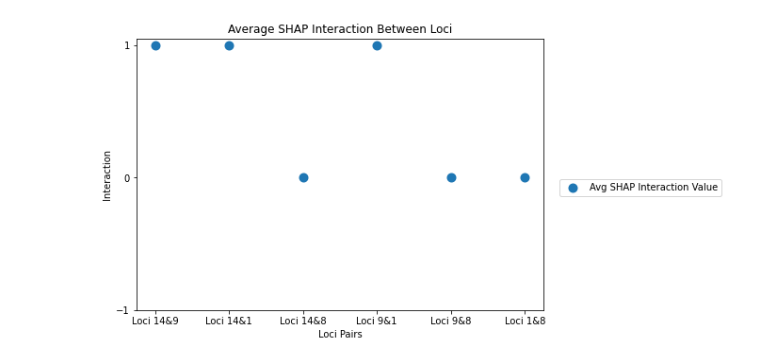
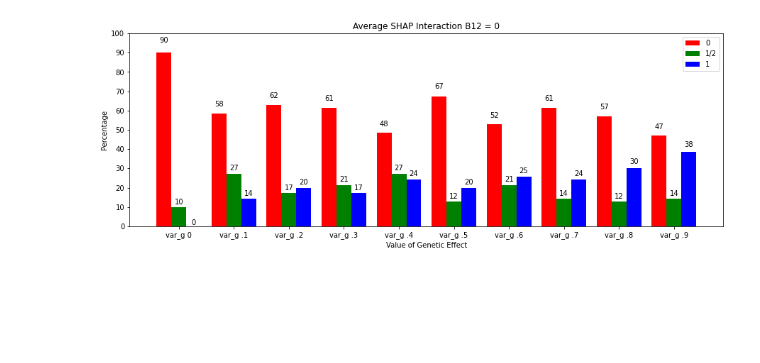
Before and after one commit to KevinDelao/UCLA_Summer_Project, a Jupyter notebook: Plot_SHAPInteraction.ipynb, the cells around one changed output. Saved outputs shown, nothing was run; the diff lists cells and outputs as text; code cells hidden in the pictures; blank space fills up the shorter version.

```diff
--- a/Plot_SHAPInteraction.ipynb
+++ b/Plot_SHAPInteraction.ipynb
@@ -313,18 +222,0 @@ shap_avgL
-# %%
-import matplotlib.pyplot as plt
-fig = plt.figure()
-ax = fig.add_axes([0,0,1,1])
-langs = ['Loci '+str(indices[0])+'&'+str(indices[1]), 'Loci '+str(indices[0])+'&'+str(indices[2]), 'Loci '+str(indices[0])+'&'+str(indices[3])
-         , 'Loci '+str(indices[1])+'&'+str(indices[2]), 'Loci '+str(indices[1])+'&'+str(indices[3]),'Loci '+str(indices[2])+'&'+str(indices[3])]
-students = shap_avgL
-ax.scatter(langs,students,linewidths=4)
-ax.set_ylabel('Interaction')
-ax.set_xlabel('Loci Pairs')
-
-ax.set_title('Average SHAP Interaction Between Loci')
-
-ax.set_yticks([-1,0,1])
-ax.legend(labels=['Avg SHAP Interaction Value'],bbox_to_anchor=(1.45, .5))
-plt.show()
-# %% [output]
-[figure, removed]
@@ -365,0 +223,51 @@ means_frank
+# %%
+with open ('/Users/kevin/Downloads/NN_two_loci_bar_b12_0', 'rb') as fp:
+    b12_0_bar = pickle.load(fp)
+# %%
+total_zero = []
+total_half = []
+total_one = []
+for i in range(0,10):
+    total_zero.append(b12_0_bar[i][0])
+    total_half.append(b12_0_bar[i][1])
+    total_one.append(b12_0_bar[i][2])
+# %%
+N = 10
+ind = np.arange(N)  # the x locations for the groups
+width = 0.27       # the width of the bars
+width1 = 15
+height1 = 5
+width_height_1 = (width1, height1)
+
+fig = plt.figure(figsize=width_height_1)
+ax = fig.add_subplot(111)
+yvals = total_zero
+rects1 = ax.bar(ind, yvals, width, color='r')
+zvals = total_half
+rects2 = ax.bar(ind+width, zvals, width, color='g')
+kvals = total_one
+rects3 = ax.bar(ind+width*2, kvals, width, color='b')
+ax.set_title('Average SHAP Interaction B12 = 0')
+
+ax.set_ylabel('Percentage')
+ax.set_xlabel('Value of Genetic Effect')
+
+ax.set_xticks(ind+width)
+ax.set_yticks(np.arange(0, 110, 10))
+ax.set_xticklabels( ('var_g 0','var_g .1', 'var_g .2', 'var_g .3','var_g .4', 'var_g .5', 'var_g .6',
+                    'var_g .7', 'var_g .8', 'var_g .9',) )
+ax.legend( (rects1[0], rects2[0], rects3[0]), ('0', '1/2', '1') )
+
+def autolabel(rects):
+    for rect in rects:
+        h = rect.get_height()
+        ax.text(rect.get_x()+rect.get_width()/2., 1.05*h, '%d'%int(h),
+                ha='center', va='bottom')
+
+autolabel(rects1)
+autolabel(rects2)
+autolabel(rects3)
+plt.savefig('twoloci_b12_0_bar')
+plt.show()
+# %% [output]
+[figure, added]
```
Also changed, not shown: parts of 22 cells of this notebook, 4 other files.
